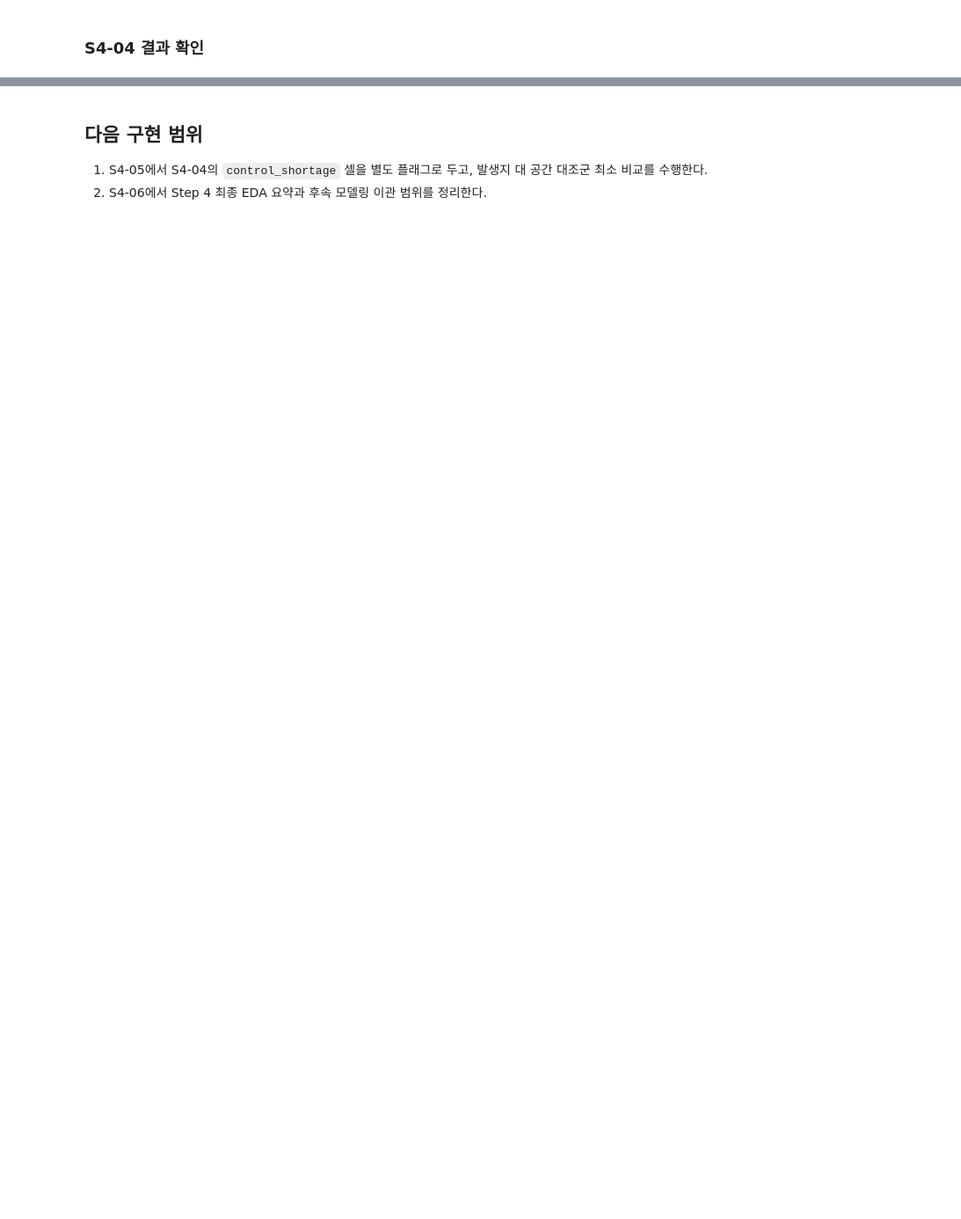
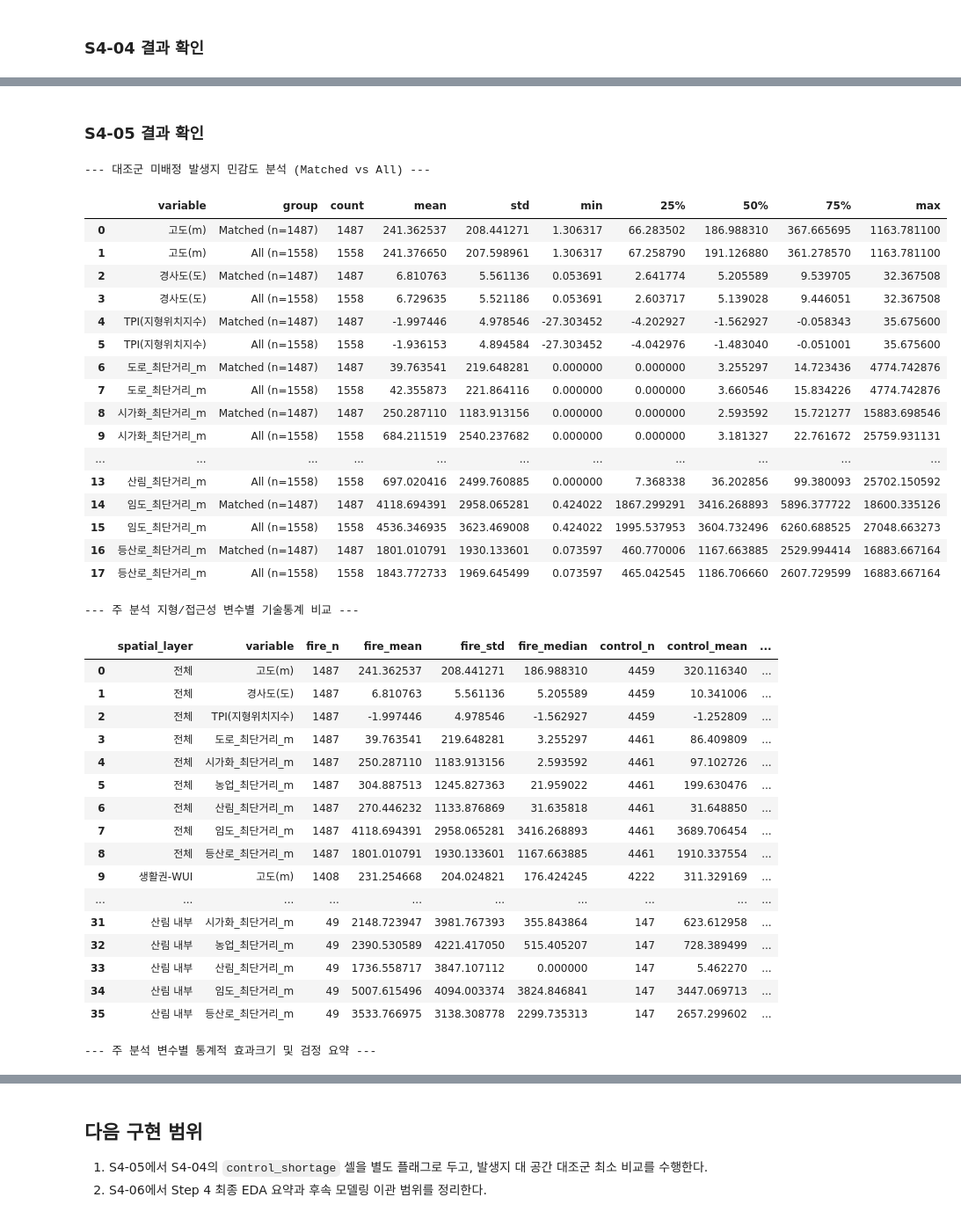
Before and after one commit to Max-JI64/farm-system-public-02, a Jupyter notebook: jsw/강원_재_EDA/Step4_산불발생_공간지형및대조군_분석.ipynb, the cells around one changed output, grey strips where cells are left out. Shown at 88% size. Saved outputs shown, nothing was run; the diff lists cells and outputs as text; code cells hidden in the pictures; blank space fills up the shorter version.

```diff
--- a/jsw/강원_재_EDA/Step4_산불발생_공간지형및대조군_분석.ipynb
+++ b/jsw/강원_재_EDA/Step4_산불발생_공간지형및대조군_분석.ipynb
@@ -294,0 +392,49 @@ display(controls["spatial_layer_500"].value_counts().rename_axis("spatial_layer_
+# %% [markdown]
+### S4-05 결과 확인
+# %%
+print("\n--- 대조군 미배정 발생지 민감도 분석 (Matched vs All) ---")
+display(pd.read_csv(TABLE_DIR / "S4-05_control_shortage_sensitivity.csv", encoding="utf-8-sig"))
+
+print("\n--- 주 분석 지형/접근성 변수별 기술통계 비교 ---")
+display(pd.read_csv(TABLE_DIR / "S4-05_fire_vs_spatial_control_summary.csv", encoding="utf-8-sig"))
+
+print("\n--- 주 분석 변수별 통계적 효과크기 및 검정 요약 ---")
+display(pd.read_csv(TABLE_DIR / "S4-05_effect_size_by_variable.csv", encoding="utf-8-sig"))
+# %% [output]
+--- 대조군 미배정 발생지 민감도 분석 (Matched vs All) ---
+|  | variable | group | count | mean | std | min | 25% | 50% | 75% | max |
+| 0 | 고도(m) | Matched (n=1487) | 1487 | 241.362537 | 208.441271 | 1.306317 | 66.283502 | 186.988310 | 367.665695 | 1163.781100 |
+| 1 | 고도(m) | All (n=1558) | 1558 | 241.376650 | 207.598961 | 1.306317 | 67.258790 | 191.126880 | 361.278570 | 1163.781100 |
+| 2 | 경사도(도) | Matched (n=1487) | 1487 | 6.810763 | 5.561136 | 0.053691 | 2.641774 | 5.205589 | 9.539705 | 32.367508 |
+| 3 | 경사도(도) | All (n=1558) | 1558 | 6.729635 | 5.521186 | 0.053691 | 2.603717 | 5.139028 | 9.446051 | 32.367508 |
+| 4 | TPI(지형위치지수) | Matched (n=1487) | 1487 | -1.997446 | 4.978546 | -27.303452 | -4.202927 | -1.562927 | -0.058343 | 35.675600 |
+| 5 | TPI(지형위치지수) | All (n=1558) | 1558 | -1.936153 | 4.894584 | -27.303452 | -4.042976 | -1.483040 | -0.051001 | 35.675600 |
+| 6 | 도로_최단거리_m | Matched (n=1487) | 1487 | 39.763541 | 219.648281 | 0.000000 | 0.000000 | 3.255297 | 14.723436 | 4774.742876 |
+| 7 | 도로_최단거리_m | All (n=1558) | 1558 | 42.355873 | 221.864116 | 0.000000 | 0.000000 | 3.660546 | 15.834226 | 4774.742876 |
+| 8 | 시가화_최단거리_m | Matched (n=1487) | 1487 | 250.287110 | 1183.913156 | 0.000000 | 0.000000 | 2.593592 | 15.721277 | 15883.698546 |
+| 9 | 시가화_최단거리_m | All (n=1558) | 1558 | 684.211519 | 2540.237682 | 0.000000 | 0.000000 | 3.181327 | 22.761672 | 25759.931131 |
+| ... | ... | ... | ... | ... | ... | ... | ... | ... | ... | ... |
+| 13 | 산림_최단거리_m | All (n=1558) | 1558 | 697.020416 | 2499.760885 | 0.000000 | 7.368338 | 36.202856 | 99.380093 | 25702.150592 |
+| 14 | 임도_최단거리_m | Matched (n=1487) | 1487 | 4118.694391 | 2958.065281 | 0.424022 | 1867.299291 | 3416.268893 | 5896.377722 | 18600.335126 |
+| 15 | 임도_최단거리_m | All (n=1558) | 1558 | 4536.346935 | 3623.469008 | 0.424022 | 1995.537953 | 3604.732496 | 6260.688525 | 27048.663273 |
+| 16 | 등산로_최단거리_m | Matched (n=1487) | 1487 | 1801.010791 | 1930.133601 | 0.073597 | 460.770006 | 1167.663885 | 2529.994414 | 16883.667164 |
+| 17 | 등산로_최단거리_m | All (n=1558) | 1558 | 1843.772733 | 1969.645499 | 0.073597 | 465.042545 | 1186.706660 | 2607.729599 | 16883.667164 |
+--- 주 분석 지형/접근성 변수별 기술통계 비교 ---
+|  | spatial_layer | variable | fire_n | fire_mean | fire_std | fire_median | control_n | control_mean | ... |
+| 0 | 전체 | 고도(m) | 1487 | 241.362537 | 208.441271 | 186.988310 | 4459 | 320.116340 | ... |
+| 1 | 전체 | 경사도(도) | 1487 | 6.810763 | 5.561136 | 5.205589 | 4459 | 10.341006 | ... |
+| 2 | 전체 | TPI(지형위치지수) | 1487 | -1.997446 | 4.978546 | -1.562927 | 4459 | -1.252809 | ... |
+| 3 | 전체 | 도로_최단거리_m | 1487 | 39.763541 | 219.648281 | 3.255297 | 4461 | 86.409809 | ... |
+| 4 | 전체 | 시가화_최단거리_m | 1487 | 250.287110 | 1183.913156 | 2.593592 | 4461 | 97.102726 | ... |
+| 5 | 전체 | 농업_최단거리_m | 1487 | 304.887513 | 1245.827363 | 21.959022 | 4461 | 199.630476 | ... |
+| 6 | 전체 | 산림_최단거리_m | 1487 | 270.446232 | 1133.876869 | 31.635818 | 4461 | 31.648850 | ... |
+| 7 | 전체 | 임도_최단거리_m | 1487 | 4118.694391 | 2958.065281 | 3416.268893 | 4461 | 3689.706454 | ... |
+| 8 | 전체 | 등산로_최단거리_m | 1487 | 1801.010791 | 1930.133601 | 1167.663885 | 4461 | 1910.337554 | ... |
+| 9 | 생활권-WUI | 고도(m) | 1408 | 231.254668 | 204.024821 | 176.424245 | 4222 | 311.329169 | ... |
+| ... | ... | ... | ... | ... | ... | ... | ... | ... | ... |
+| 31 | 산림 내부 | 시가화_최단거리_m | 49 | 2148.723947 | 3981.767393 | 355.843864 | 147 | 623.612958 | ... |
+| 32 | 산림 내부 | 농업_최단거리_m | 49 | 2390.530589 | 4221.417050 | 515.405207 | 147 | 728.389499 | ... |
+| 33 | 산림 내부 | 산림_최단거리_m | 49 | 1736.558717 | 3847.107112 | 0.000000 | 147 | 5.462270 | ... |
+| 34 | 산림 내부 | 임도_최단거리_m | 49 | 5007.615496 | 4094.003374 | 3824.846841 | 147 | 3447.069713 | ... |
+| 35 | 산림 내부 | 등산로_최단거리_m | 49 | 3533.766975 | 3138.308778 | 2299.735313 | 147 | 2657.299602 | ... |
+--- 주 분석 변수별 통계적 효과크기 및 검정 요약 ---
```
Also changed, not shown: parts of 5 cells of this notebook, 1 other file.
